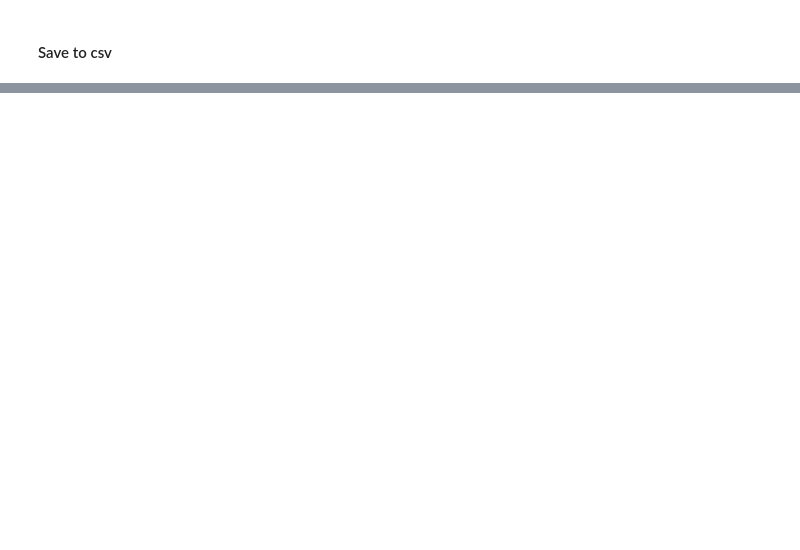
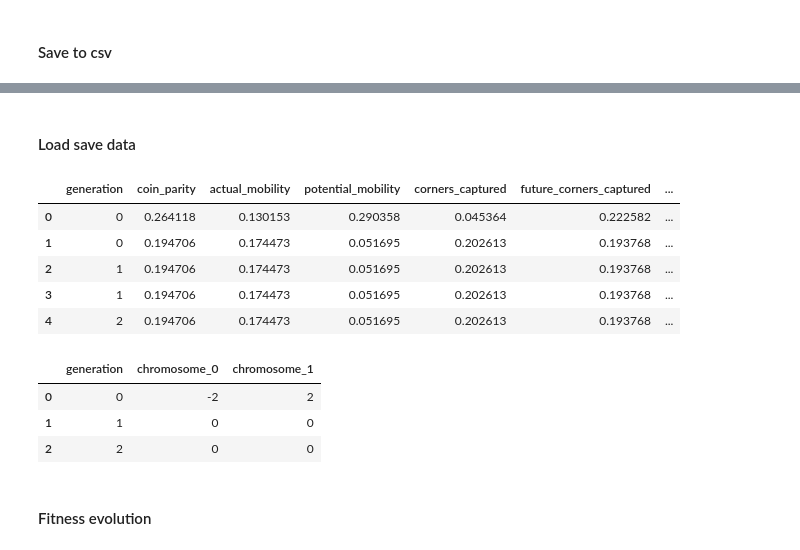
Before and after one commit to Luunynliny/OthellIA, a Jupyter notebook: notebooks/minimax_static_evaluation_genetic_tournament.ipynb, the cells around one changed output, grey strips where cells are left out. Cells and saved outputs as stored; diff of their text form; code cells hidden in the pictures; blank space fills up the shorter version.

```diff
--- a/notebooks/minimax_static_evaluation_genetic_tournament.ipynb
+++ b/notebooks/minimax_static_evaluation_genetic_tournament.ipynb
@@ -327,0 +350,22 @@ df_fitnesses.to_csv(fitnesses_path)
+# %% [markdown]
+#### Load save data
+# %%
+df_population = pd.read_csv(population_path)
+df_population.head()
+# %% [output]
+|  | generation | coin_parity | actual_mobility | potential_mobility | corners_captured | future_corners_captured | ... |
+| 0 | 0 | 0.264118 | 0.130153 | 0.290358 | 0.045364 | 0.222582 | ... |
+| 1 | 0 | 0.194706 | 0.174473 | 0.051695 | 0.202613 | 0.193768 | ... |
+| 2 | 1 | 0.194706 | 0.174473 | 0.051695 | 0.202613 | 0.193768 | ... |
+| 3 | 1 | 0.194706 | 0.174473 | 0.051695 | 0.202613 | 0.193768 | ... |
+| 4 | 2 | 0.194706 | 0.174473 | 0.051695 | 0.202613 | 0.193768 | ... |
+# %%
+df_fitnesses = pd.read_csv(fitnesses_path,)
+df_fitnesses.head()
+# %% [output]
+|  | generation | chromosome_0 | chromosome_1 |
+| 0 | 0 | -2 | 2 |
+| 1 | 1 | 0 | 0 |
+| 2 | 2 | 0 | 0 |
+# %% [markdown]
+#### Fitness evolution
```
Also changed, not shown: parts of 16 cells of this notebook, 1 other file.
